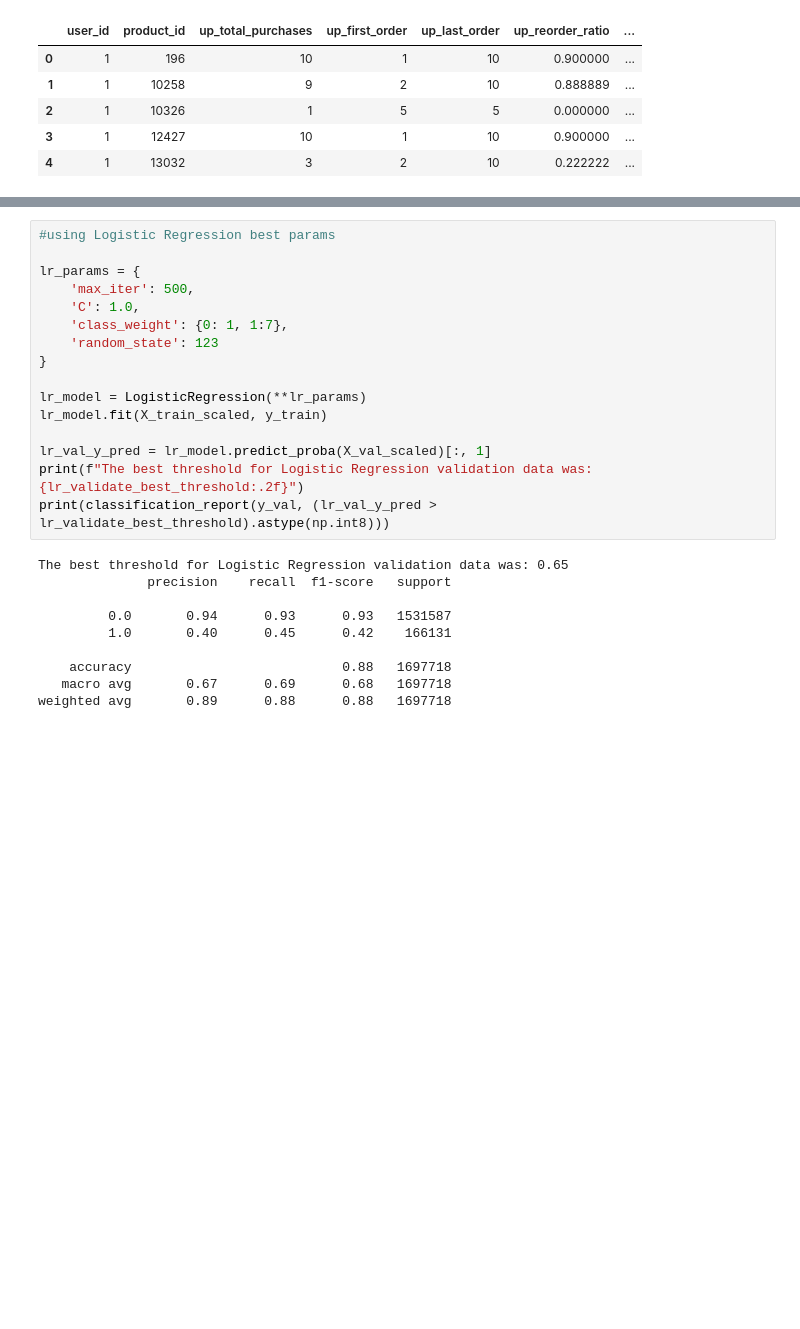
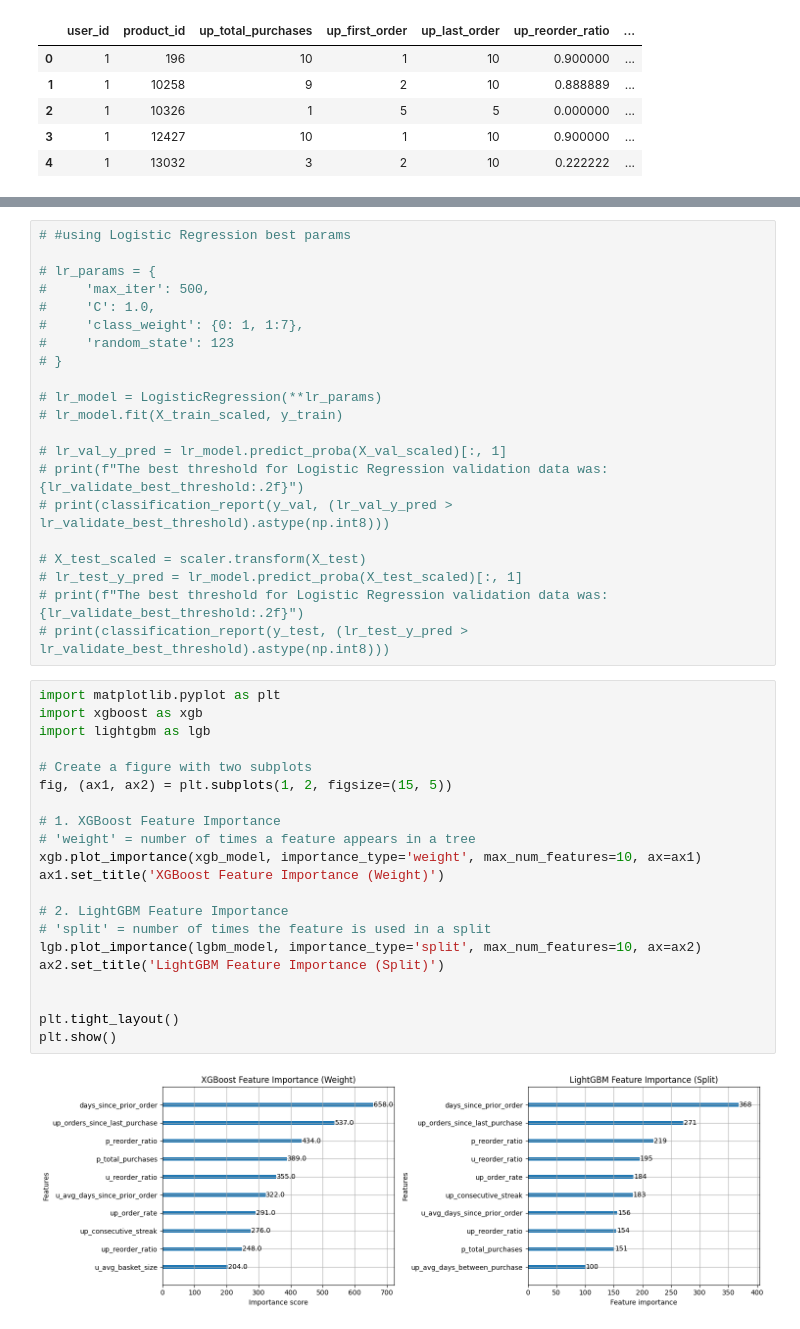
Before and after one commit to darianyee/Instacart---Data-Science-Project, a Jupyter notebook: src/main.ipynb, the cells around one changed output, grey strips where cells are left out. Saved outputs shown, nothing was run; the diff lists cells and outputs as text; blank space fills up the shorter version.

```diff
--- a/src/main.ipynb
+++ b/src/main.ipynb
@@ -784,26 +834,44 @@ weighted avg       0.89      0.88      0.89   1697718
 # %%
-#using Logistic Regression best params
+# #using Logistic Regression best params
 
-lr_params = {
-    'max_iter': 500,
-    'C': 1.0,
-    'class_weight': {0: 1, 1:7},
-    'random_state': 123
-}
+# lr_params = {
+#     'max_iter': 500,
+#     'C': 1.0,
+#     'class_weight': {0: 1, 1:7},
+#     'random_state': 123
+# }
 
-lr_model = LogisticRegression(**lr_params)
-lr_model.fit(X_train_scaled, y_train)
+# lr_model = LogisticRegression(**lr_params)
+# lr_model.fit(X_train_scaled, y_train)
 
-lr_val_y_pred = lr_model.predict_proba(X_val_scaled)[:, 1]
-print(f"The best threshold for Logistic Regression validation data was: {lr_validate_best_threshold:.2f}")
-print(classification_report(y_val, (lr_val_y_pred > lr_validate_best_threshold).astype(np.int8)))
+# lr_val_y_pred = lr_model.predict_proba(X_val_scaled)[:, 1]
+# print(f"The best threshold for Logistic Regression validation data was: {lr_validate_best_threshold:.2f}")
+# print(classification_report(y_val, (lr_val_y_pred > lr_validate_best_threshold).astype(np.int8)))
+
+# X_test_scaled = scaler.transform(X_test)
+# lr_test_y_pred = lr_model.predict_proba(X_test_scaled)[:, 1]
+# print(f"The best threshold for Logistic Regression validation data was: {lr_validate_best_threshold:.2f}")
+# print(classification_report(y_test, (lr_test_y_pred > lr_validate_best_threshold).astype(np.int8)))
-# %% [output]
-The best threshold for Logistic Regression validation data was: 0.65
-              precision    recall  f1-score   support
-
-         0.0       0.94      0.93      0.93   1531587
-         1.0       0.40      0.45      0.42    166131
-
-    accuracy                           0.88   1697718
-   macro avg       0.67      0.69      0.68   1697718
-weighted avg       0.89      0.88      0.88   1697718
+# %%
+import matplotlib.pyplot as plt
+import xgboost as xgb
+import lightgbm as lgb
+
+# Create a figure with two subplots
+fig, (ax1, ax2) = plt.subplots(1, 2, figsize=(15, 5))
+
+# 1. XGBoost Feature Importance
+# 'weight' = number of times a feature appears in a tree
+xgb.plot_importance(xgb_model, importance_type='weight', max_num_features=10, ax=ax1)
+ax1.set_title('XGBoost Feature Importance (Weight)')
+
+# 2. LightGBM Feature Importance
+# 'split' = number of times the feature is used in a split
+lgb.plot_importance(lgbm_model, importance_type='split', max_num_features=10, ax=ax2)
+ax2.set_title('LightGBM Feature Importance (Split)')
+
+
+plt.tight_layout()
+plt.show()
+# %% [output]
+[figure, added]
```
Also changed, not shown: parts of 19 cells of this notebook, 1 other file.
